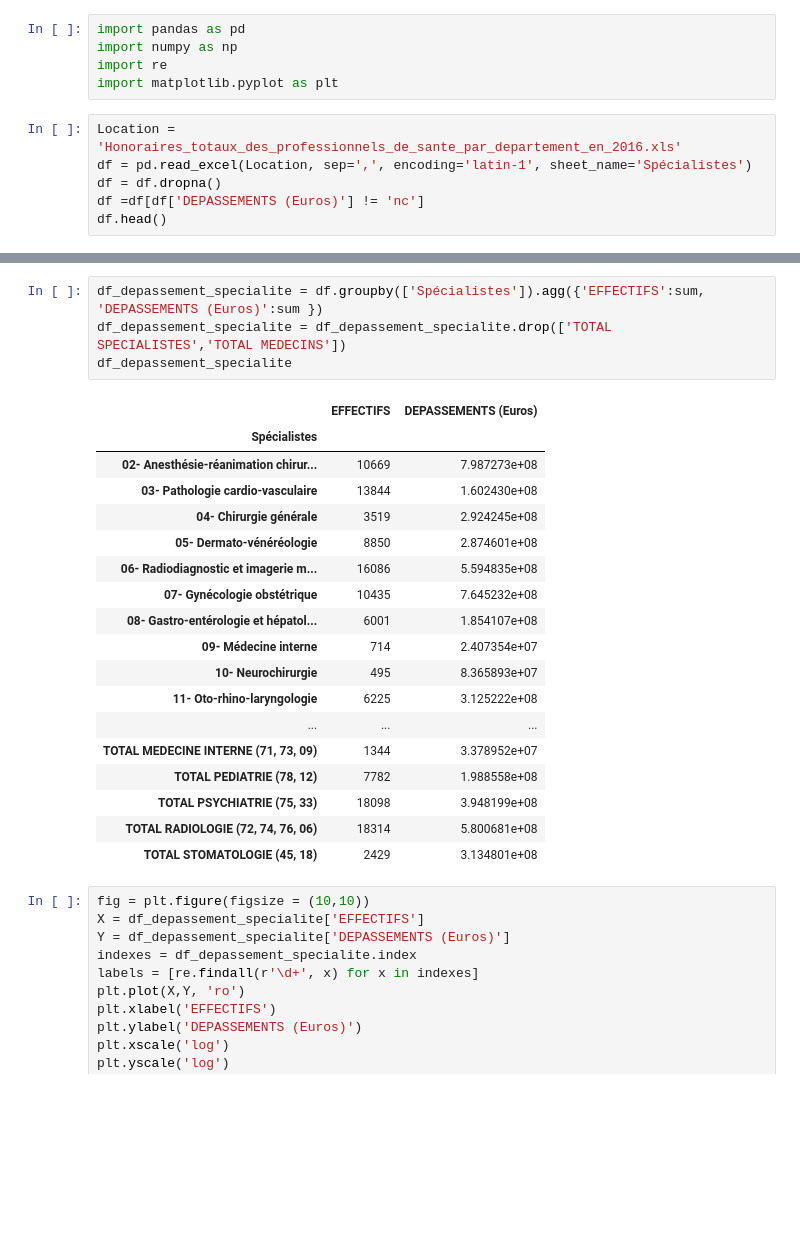
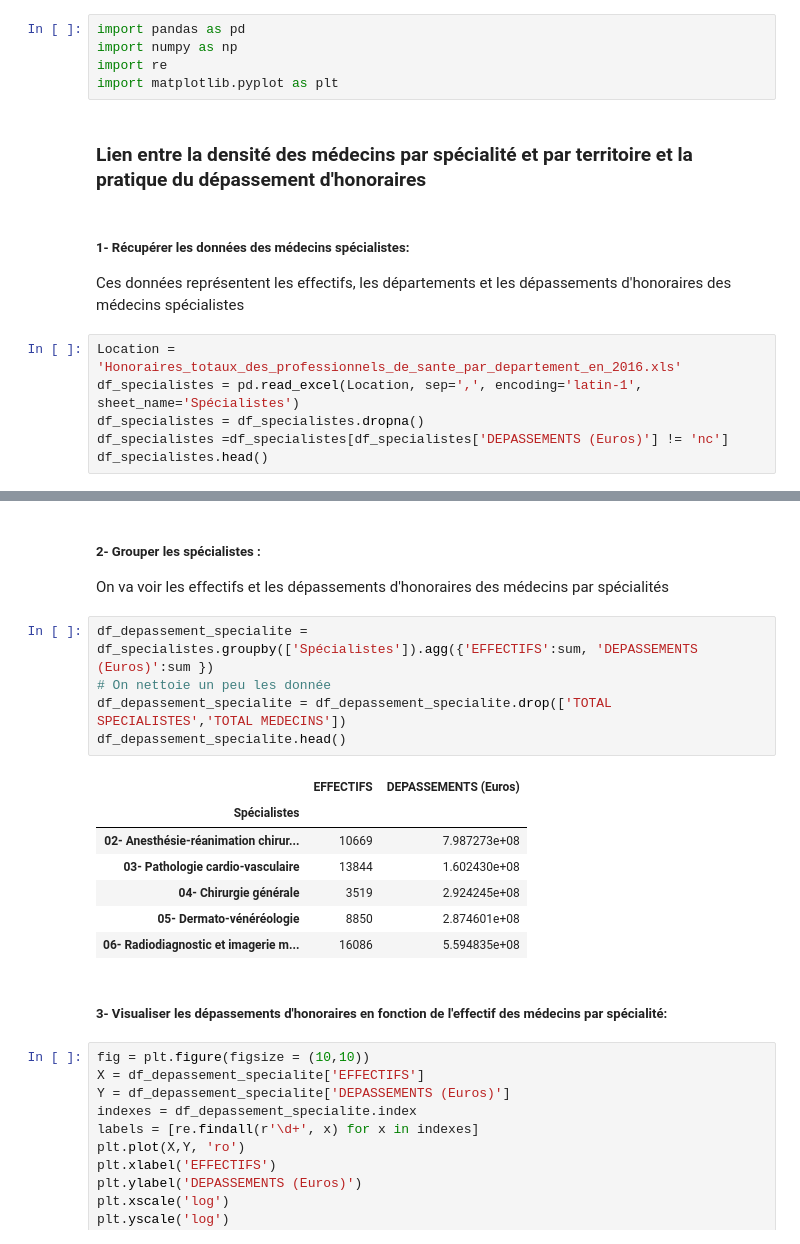
Before and after one commit to MSBigData2019/Sarra_Kazdaghli, a Jupyter notebook: INFMDI721_KitBigData/Lesson5/exo_dom_lesson_05.ipynb, the cells around one changed output, grey strips where cells are left out. Drawn from its saved outputs; the diff is of its cells as text; blank space fills up the shorter version.

```diff
--- a/INFMDI721_KitBigData/Lesson5/exo_dom_lesson_05.ipynb
+++ b/INFMDI721_KitBigData/Lesson5/exo_dom_lesson_05.ipynb
@@ -5,12 +5,17 @@ import pandas as pd
 import numpy as np
 import re
 import matplotlib.pyplot as plt
+# %% [markdown]
+###  Lien entre la densité des médecins par spécialité et par territoire et la pratique du dépassement d'honoraires
+# %% [markdown]
+##### 1- Récupérer les données des médecins spécialistes:
+Ces données représentent les effectifs, les départements et les dépassements d'honoraires des médecins spécialistes
 # %%
 Location = 'Honoraires_totaux_des_professionnels_de_sante_par_departement_en_2016.xls'
-df = pd.read_excel(Location, sep=',', encoding='latin-1', sheet_name='Spécialistes')
-df = df.dropna()
-df =df[df['DEPASSEMENTS (Euros)'] != 'nc']
-df.head()
+df_specialistes = pd.read_excel(Location, sep=',', encoding='latin-1', sheet_name='Spécialistes')
+df_specialistes = df_specialistes.dropna()
+df_specialistes =df_specialistes[df_specialistes['DEPASSEMENTS (Euros)'] != 'nc']
+df_specialistes.head()
 # %% [output]
 |  | Spécialistes | DEPARTEMENT | EFFECTIFS | HONORAIRES SANS DEPASSEMENT (Euros) | DEPASSEMENTS (Euros) | ... |
 | 0 | 02- Anesthésie-réanimation chirur... | 01- Ain | 17 | 4.53008e+06 | 2.49618e+06 | ... |
@@ -18,29 +23,24 @@ df.head()
 | 2 | 02- Anesthésie-réanimation chirur... | 03- Allier | 19 | 5.1029e+06 | 560979 | ... |
 | 5 | 02- Anesthésie-réanimation chirur... | 06- Alpes-Maritimes | 110 | 2.48538e+07 | 1.08163e+07 | ... |
 | 6 | 02- Anesthésie-réanimation chirur... | 07- Ardèche | 23 | 5.27125e+06 | 802542 | ... |
+# %% [markdown]
+##### 2- Grouper les spécialistes :
+On va voir les effectifs et les dépassements d'honoraires des médecins par spécialités
 # %%
-df_depassement_specialite = df.groupby(['Spécialistes']).agg({'EFFECTIFS':sum, 'DEPASSEMENTS (Euros)':sum })
+df_depassement_specialite = df_specialistes.groupby(['Spécialistes']).agg({'EFFECTIFS':sum, 'DEPASSEMENTS (Euros)':sum })
+# On nettoie un peu les donnée
 df_depassement_specialite = df_depassement_specialite.drop(['TOTAL SPECIALISTES','TOTAL MEDECINS'])
-df_depassement_specialite
+df_depassement_specialite.head()
 # %% [output]
 |  | EFFECTIFS | DEPASSEMENTS (Euros) |
 | Spécialistes |  |  |
 | 02- Anesthésie-réanimation chirur... | 10669 | 7.987273e+08 |
 | 03- Pathologie cardio-vasculaire | 13844 | 1.602430e+08 |
 | 04- Chirurgie générale | 3519 | 2.924245e+08 |
 | 05- Dermato-vénéréologie | 8850 | 2.874601e+08 |
 | 06- Radiodiagnostic et imagerie m... | 16086 | 5.594835e+08 |
-| 07- Gynécologie obstétrique | 10435 | 7.645232e+08 |
-| 08- Gastro-entérologie et hépatol... | 6001 | 1.854107e+08 |
-| 09- Médecine interne | 714 | 2.407354e+07 |
-| 10- Neurochirurgie | 495 | 8.365893e+07 |
-| 11- Oto-rhino-laryngologie | 6225 | 3.125222e+08 |
-| ... | ... | ... |
-| TOTAL MEDECINE INTERNE (71, 73, 09) | 1344 | 3.378952e+07 |
-| TOTAL PEDIATRIE (78, 12) | 7782 | 1.988558e+08 |
-| TOTAL PSYCHIATRIE (75, 33) | 18098 | 3.948199e+08 |
-| TOTAL RADIOLOGIE (72, 74, 76, 06) | 18314 | 5.800681e+08 |
-| TOTAL STOMATOLOGIE (45, 18) | 2429 | 3.134801e+08 |
+# %% [markdown]
+##### 3- Visualiser les dépassements d'honoraires en fonction de l'effectif des médecins par spécialité:
 # %%
 fig = plt.figure(figsize = (10,10))
 X = df_depassement_specialite['EFFECTIFS']
```
Also changed, not shown: parts of 32 cells of this notebook, 1 other file.
